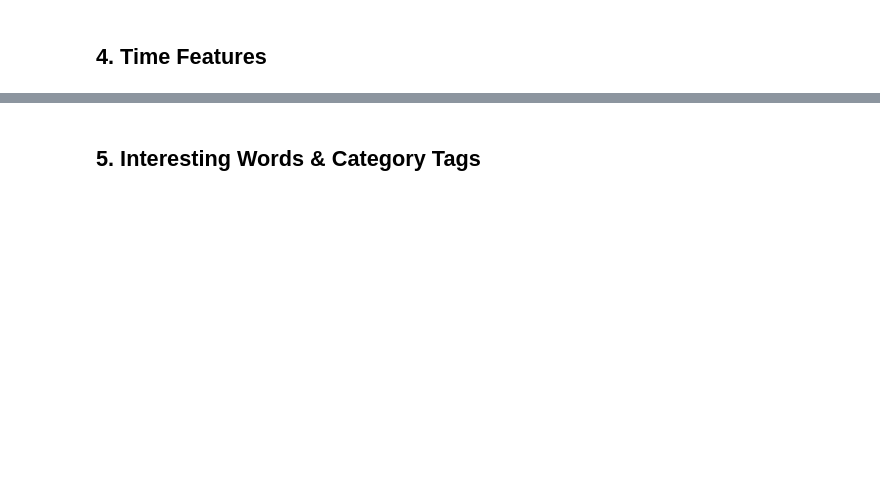
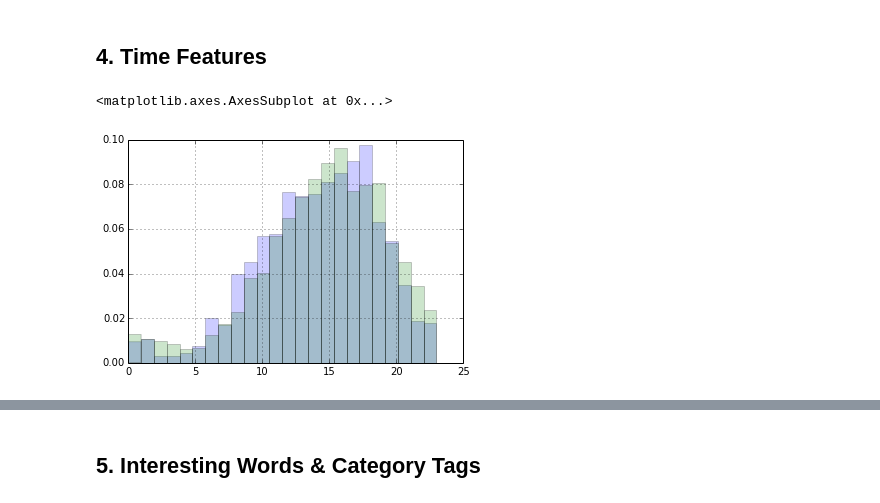
Before and after one commit to rboberg/brokenBNZ, a Jupyter notebook: code/final_submission.ipynb, the cells around one changed output, grey strips where cells are left out. Drawn from its saved outputs; the diff is of its cells as text; code cells hidden in the pictures; blank space fills up the shorter version.

```diff
--- a/code/final_submission.ipynb
+++ b/code/final_submission.ipynb
@@ -524,0 +802,15 @@ The following table documents our results so far. The mean and median scores com
+# %%
+### Visualizations to inspect time variables
+# Exploring time features, it looks like requests are not as succesful at late nights /
+# early mornings or on Mondays / Fridays...
+# Though that could be because there's more requests on those days.
+
+# look at hourly success
+hour = TimeTransformer(do_dow=False, do_month=False).transform(all_train_df.values).flatten()
+hour_pos = hour[all_train_labels]
+hour_neg = hour[np.logical_not(all_train_labels)]
+pd.Series(hour_pos).hist(bins=24, alpha=0.2, normed=True)
+pd.Series(hour_neg).hist(bins=24, alpha=0.2, normed=True)
+# %% [output]
+<matplotlib.axes.AxesSubplot at 0x...>
+[figure, added]
```
Also changed, not shown: parts of 26 cells of this notebook.
